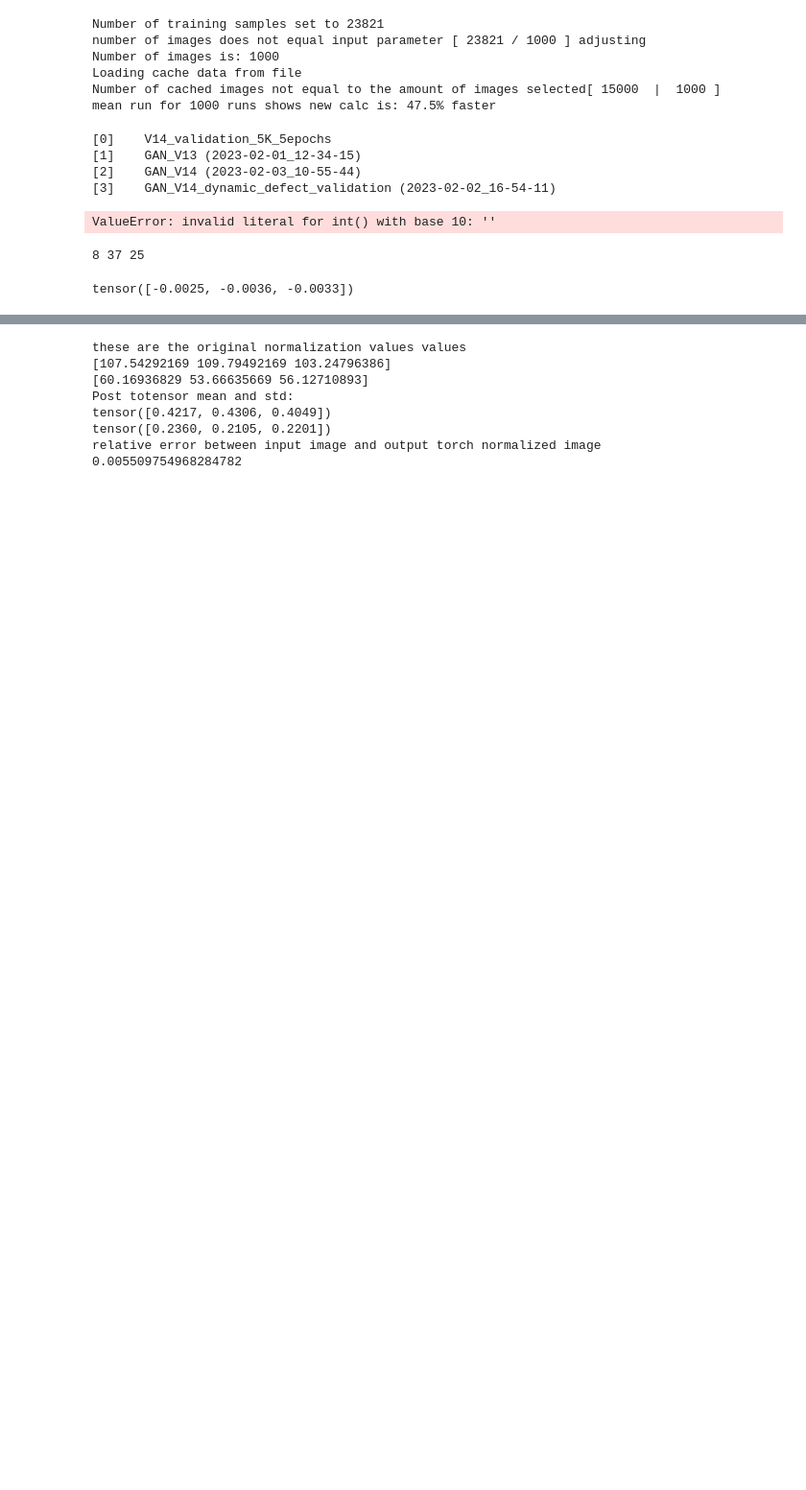
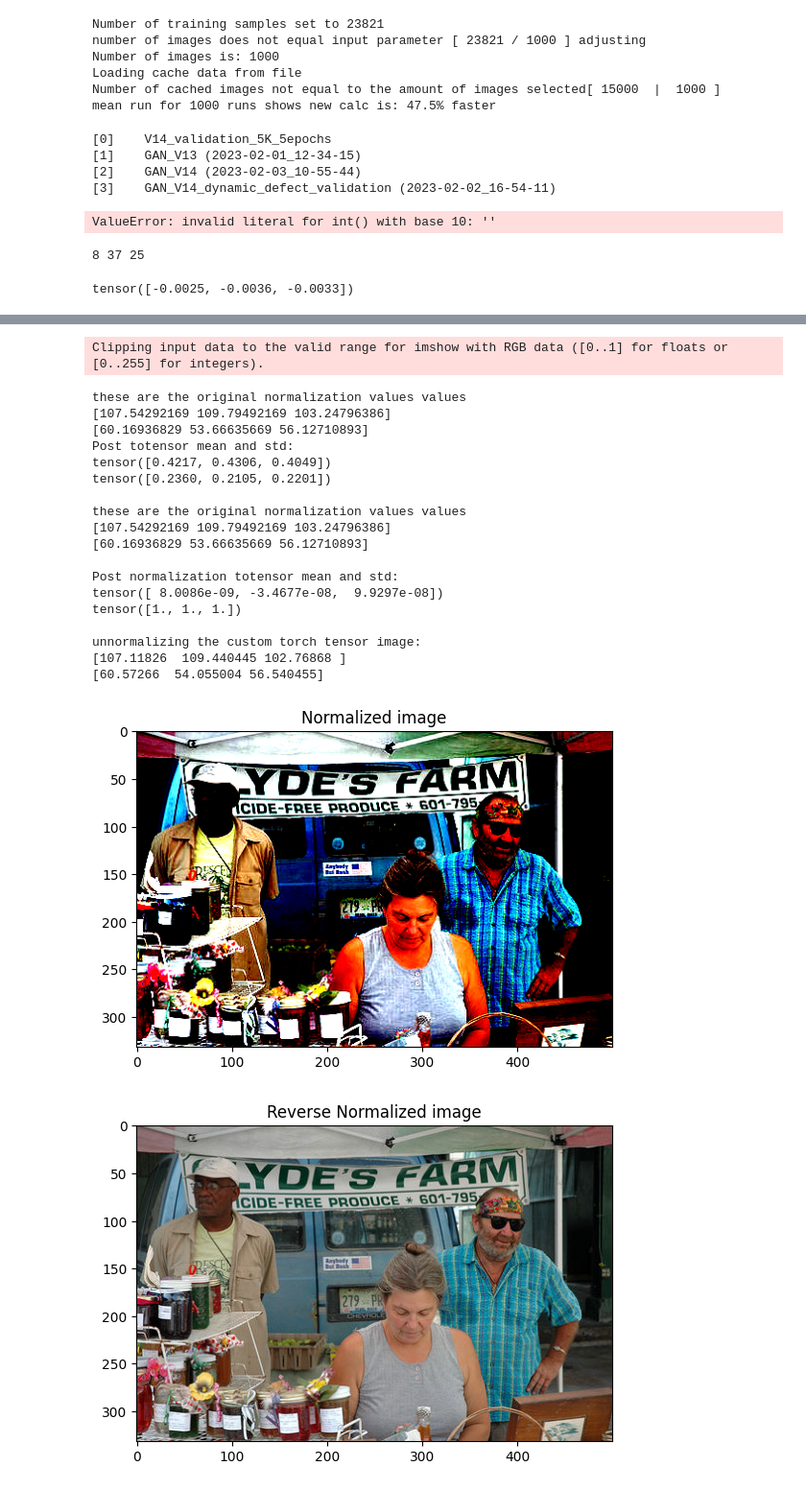
Before and after one commit to andersvestengen/Master-thesis-project, a Jupyter notebook: Machine_Learning/testbed.ipynb, the cells around one changed output, grey strips where cells are left out. Shown at 96% size. Saved outputs shown, nothing was run; the diff lists cells and outputs as text; code cells hidden in the pictures; blank space fills up the shorter version.

Commit message:
Added the new normalization changes to the codebase. Normalization should now be fixed and work as intended.
Signed-off-by: Anders Vestengen <a.g.vestengen@fys.uio.no>

```diff
--- a/Machine_Learning/testbed.ipynb
+++ b/Machine_Learning/testbed.ipynb
@@ -2164,8 +2168,13 @@ print(np.linalg.norm(image - reverse_torch_normalize))
 # Now working with the custom Totensor class
 
 #Custom totensor which converts to tensor and tensor.float32 datatype, also scales to [0,1]
-Totensor_custom = CustomTotensor()
-torch_cu_im = Totensor_custom(image)
+#Totensor_custom = CustomTotensor()
+# 1. Cast ToTensor
+# 2. Normalize with normalized constants of the [0,1] range.
+# 3. Train
+# 4. Do inverse normalizations on the image and permute/clamp/cast.to-uint8/cpu
+
+torch_cu_im = totensor_trans(image)
 mean_torch_cu_im = torch_cu_im.mean(dim=(1,2))
 std_torch_cu_im = torch_cu_im.std(dim=(1,2))
 
@@ -2183,22 +2192,22 @@ std_torch_im = norm_torch_im.std(dim=(1,2))
 
 unnormalized_torch_im = cu_norm_in(norm_torch_im).permute(1,2,0).mul_(255).clamp(0,255).to("cpu", torch.uint8).numpy()
 
-"""
-mean_torch_cu_im_re = unnormalized_torch_im.to(torch.float32).mean(dim=(0,1))
-std_torch_cu_im_re = unnormalized_torch_im.to(torch.float32).std(dim=(0,1))
+
+mean_torch_cu_im_re = unnormalized_torch_im.astype(np.float32).mean(axis=(0,1))
+std_torch_cu_im_re = unnormalized_torch_im.astype(np.float32).std(axis=(0,1))
 
 print(" ")
 print("these are the original normalization values values")
 print(np_mean)
 print(np_std)
 
+print(" ")
 print("Post normalization totensor mean and std:")
 print(mean_torch_im)
 print(std_torch_im)
 
-
+print(" ")
 print("unnormalizing the custom torch tensor image:")
-
 print(mean_torch_cu_im_re)
 print(std_torch_cu_im_re)
 
@@ -2209,40 +2218,53 @@ plt.imshow(norm_torch_im.numpy().transpose(1,2,0))
 plt.title("Normalized image")
 plt.show()
 
-plt.imshow(unnormalized_torch_im.numpy())
+plt.imshow(unnormalized_torch_im)
 plt.title("Reverse Normalized image")
 plt.show()
 
-
+"""
 
 plt.hist(norm_torch_im.numpy().ravel(), bins=30, density=True)
 plt.xlabel("pixel values")
 plt.ylabel("relative frequency")
 plt.title("normalized distribution of pixels");
 plt.show()
 
 plt.hist(unnormalized_torch_im.numpy().ravel(), bins=30, density=True)
 plt.xlabel("pixel values")
 plt.ylabel("relative frequency")
 plt.title("reverse normalized distribution of pixels");
 plt.show()
 
 plt.hist(np_im.ravel(), bins=30, density=True)
 plt.xlabel("pixel values")
 plt.ylabel("relative frequency")
 plt.title("original distribution of pixels");
 plt.show()
 """
 
 print("relative error between input image and output torch normalized image")
 print(np.linalg.norm(np_im - unnormalized_torch_im) / np.linalg.norm(unnormalized_torch_im))
 # %% [output]
 [figure]
-these are the original normalization values values
-[107.54292169 109.79492169 103.24796386]
-[60.16936829 53.66635669 56.12710893]
-Post totensor mean and std:
-tensor([0.4217, 0.4306, 0.4049])
-tensor([0.2360, 0.2105, 0.2201])
-relative error between input image and output torch normalized image
-0.005509754968284782
+Clipping input data to the valid range for imshow with RGB data ([0..1] for floats or [0..255] for integers).
+these are the original normalization values values
+[107.54292169 109.79492169 103.24796386]
+[60.16936829 53.66635669 56.12710893]
+Post totensor mean and std:
+tensor([0.4217, 0.4306, 0.4049])
+tensor([0.2360, 0.2105, 0.2201])
+
+these are the original normalization values values
+[107.54292169 109.79492169 103.24796386]
+[60.16936829 53.66635669 56.12710893]
+
+Post normalization totensor mean and std:
+tensor([ 8.0086e-09, -3.4677e-08,  9.9297e-08])
+tensor([1., 1., 1.])
+
+unnormalizing the custom torch tensor image:
+[107.11826  109.440445 102.76868 ]
+[60.57266  54.055004 56.540455]
+[figure, added]
+[figure, added]
```
Also changed, not shown: parts of 2 cells of this notebook, 4 other files.
